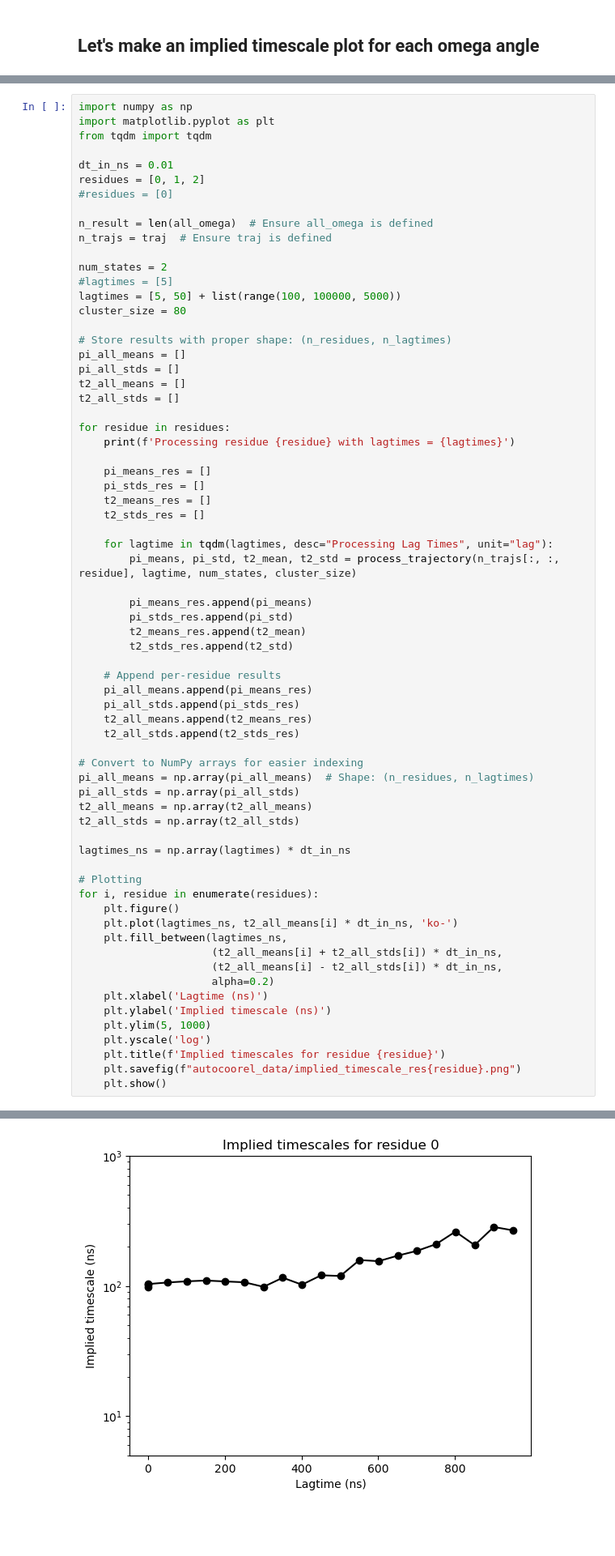
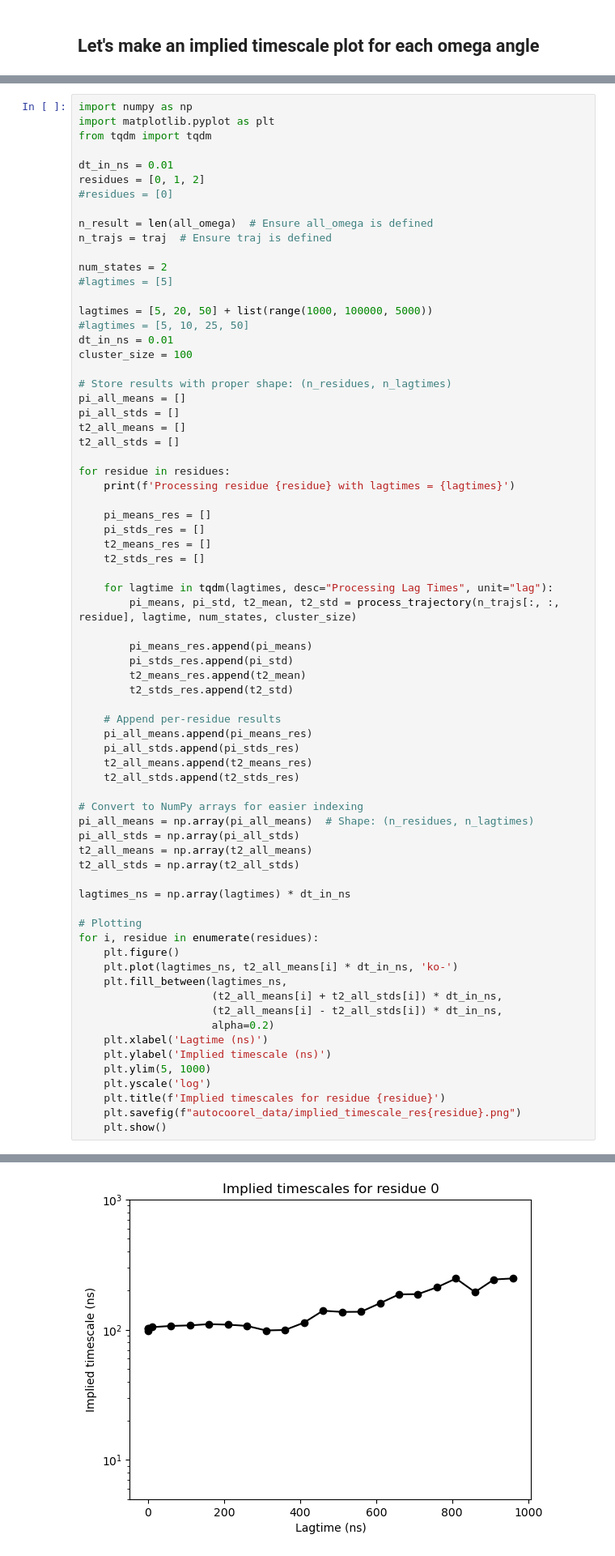
Before and after one commit to starwingc/peptoid_ESM, a Jupyter notebook: Plain_MD/analysis/transition_matrix_res.ipynb, the cells around one changed output, grey strips where cells are left out. Shown at 81% size. Cells and saved outputs as stored; diff of their text form; blank space fills up the shorter version.

```diff
--- a/Plain_MD/analysis/transition_matrix_res.ipynb
+++ b/Plain_MD/analysis/transition_matrix_res.ipynb
@@ -279,8 +279,11 @@ n_trajs = traj  # Ensure traj is defined
 
 num_states = 2
 #lagtimes = [5]
-lagtimes = [5, 50] + list(range(100, 100000, 5000))
-cluster_size = 80
+
+lagtimes = [5, 20, 50] + list(range(1000, 100000, 5000))
+#lagtimes = [5, 10, 25, 50]
+dt_in_ns = 0.01
+cluster_size = 100
 
 # Store results with proper shape: (n_residues, n_lagtimes)
 pi_all_means = []
@@ -340 +343 @@ Processing residue 2 with lagtimes = [5, 50, 100, 5100, 10100, 15100, 20100, 251
-[figure, old version]
+[figure, new version]
```
Also changed, not shown: parts of 7 cells of this notebook, 3 other files.
